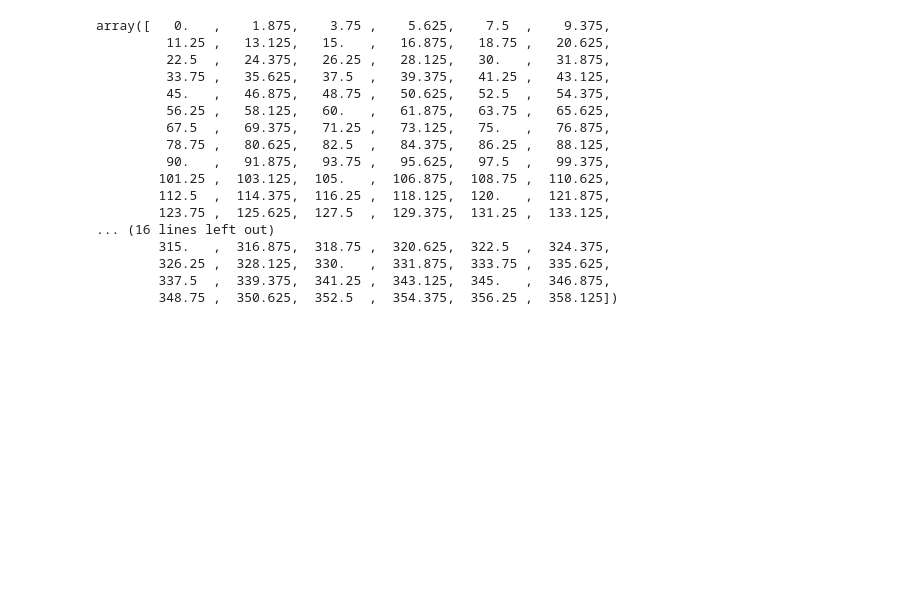
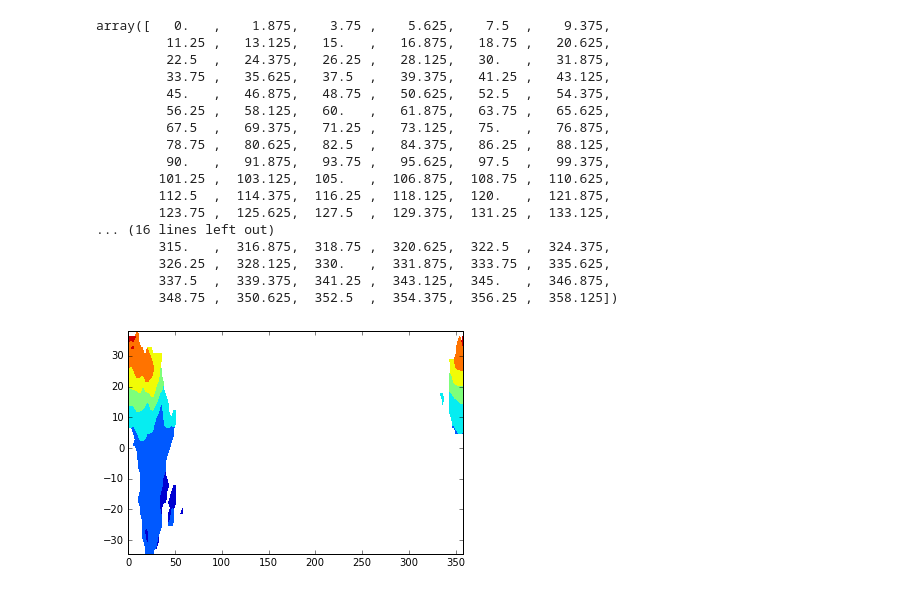
Before and after one commit to bird-house/flyingpigeon, a Jupyter notebook: notebooks/cdo_ocgis.ipynb, the cells around one changed output. Saved outputs shown, nothing was run; the diff lists cells and outputs as text; code cells hidden in the pictures; blank space fills up the shorter version.

Commit message:
add Africa contour plot

```diff
--- a/notebooks/cdo_ocgis.ipynb
+++ b/notebooks/cdo_ocgis.ipynb
@@ -147,3 +147,7 @@ array([   0.   ,    1.875,    3.75 ,    5.625,    7.5  ,    9.375,
         326.25 ,  328.125,  330.   ,  331.875,  333.75 ,  335.625,
         337.5  ,  339.375,  341.25 ,  343.125,  345.   ,  346.875,
         348.75 ,  350.625,  352.5  ,  354.375,  356.25 ,  358.125])
+# %%
+cs = plt.contourf(lons, lats, psl[0,:,:])
+# %% [output]
+[figure, added]
```
Also changed, not shown: parts of 1 cell of this notebook.
